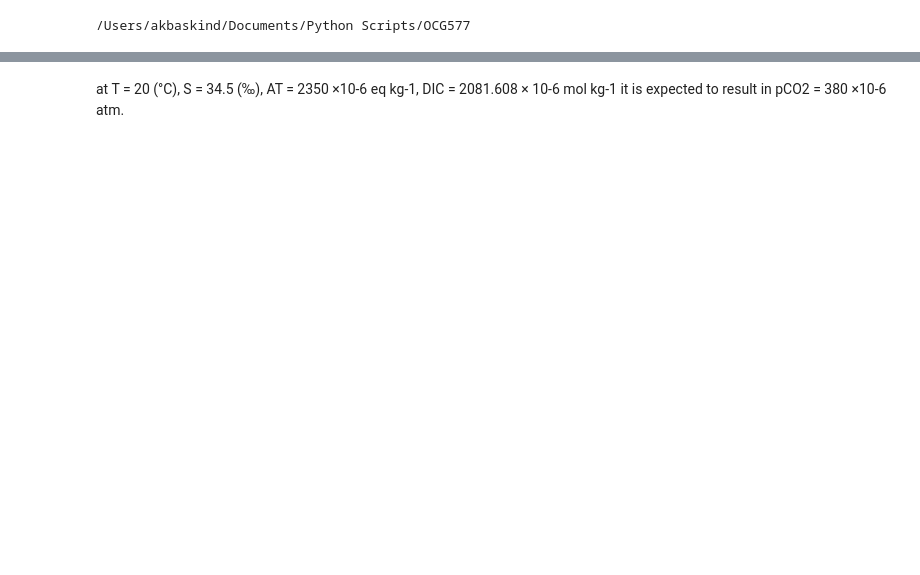
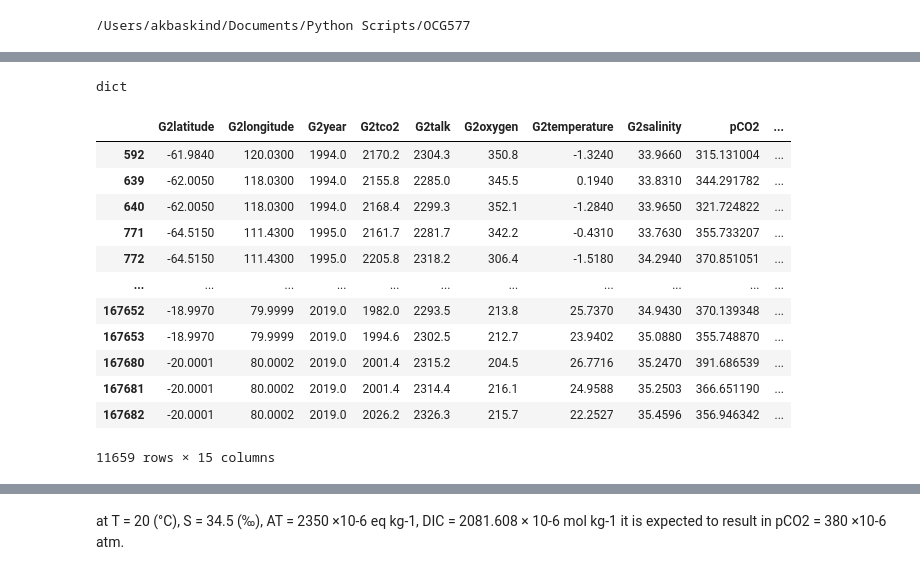
Before and after one commit to abby-baskind/OCG577, a Jupyter notebook: Untitled.ipynb, the cells around one changed output, grey strips where cells are left out. Drawn from its saved outputs; the diff is of its cells as text; code cells hidden in the pictures; blank space fills up the shorter version.

```diff
--- a/Untitled.ipynb
+++ b/Untitled.ipynb
@@ -33,0 +106,15 @@ import carbon as carbon
+# %%
+Sref = dat['G2salinity'].mean()
+DICref = dat['G2tco2'].mean()
+TAref = dat['G2talk'].mean()
+T = dat['G2temperature']
+S = dat['G2salinity']
+DIC = dat['G2tco2']
+TA = dat['G2talk']
+O2 = dat['G2oxygen']
+results = carbon.solver(DIC = DIC, temperature = T, salinity = S,
+              TA = TA, O2 = O2, Sref = Sref, sAlkref = TAref,
+              sDICref = DICref, Cant = 50)
+type(results)
+# %% [output]
+dict
@@ -33,0 +123,23 @@ import carbon as carbon
+# %%
+dat['pCO2'] = results['pCO2']
+dat['pH'] = results['pH']
+dat['∆Ccarb'] = results['∆C_carb']
+dat['∆Csoft'] = results['∆C_soft']
+dat['∆Cgas'] = results['∆C_gasex']
+dat['AOU'] = results['AOU']
+dat['O2sat'] = results['O2_sat']
+dat
+# %% [output]
+|  | G2latitude | G2longitude | G2year | G2tco2 | G2talk | G2oxygen | G2temperature | G2salinity | pCO2 | ... |
+| 592 | -61.9840 | 120.0300 | 1994.0 | 2170.2 | 2304.3 | 350.8 | -1.3240 | 33.9660 | 315.131004 | ... |
+| 639 | -62.0050 | 118.0300 | 1994.0 | 2155.8 | 2285.0 | 345.5 | 0.1940 | 33.8310 | 344.291782 | ... |
+| 640 | -62.0050 | 118.0300 | 1994.0 | 2168.4 | 2299.3 | 352.1 | -1.2840 | 33.9650 | 321.724822 | ... |
+| 771 | -64.5150 | 111.4300 | 1995.0 | 2161.7 | 2281.7 | 342.2 | -0.4310 | 33.7630 | 355.733207 | ... |
+| 772 | -64.5150 | 111.4300 | 1995.0 | 2205.8 | 2318.2 | 306.4 | -1.5180 | 34.2940 | 370.851051 | ... |
+| ... | ... | ... | ... | ... | ... | ... | ... | ... | ... | ... |
+| 167652 | -18.9970 | 79.9999 | 2019.0 | 1982.0 | 2293.5 | 213.8 | 25.7370 | 34.9430 | 370.139348 | ... |
+| 167653 | -18.9970 | 79.9999 | 2019.0 | 1994.6 | 2302.5 | 212.7 | 23.9402 | 35.0880 | 355.748870 | ... |
+| 167680 | -20.0001 | 80.0002 | 2019.0 | 2001.4 | 2315.2 | 204.5 | 26.7716 | 35.2470 | 391.686539 | ... |
+| 167681 | -20.0001 | 80.0002 | 2019.0 | 2001.4 | 2314.4 | 216.1 | 24.9588 | 35.2503 | 366.651190 | ... |
+| 167682 | -20.0001 | 80.0002 | 2019.0 | 2026.2 | 2326.3 | 215.7 | 22.2527 | 35.4596 | 356.946342 | ... |
+11659 rows × 15 columns
```
Also changed, not shown: parts of 13 cells of this notebook, 4 other files.
